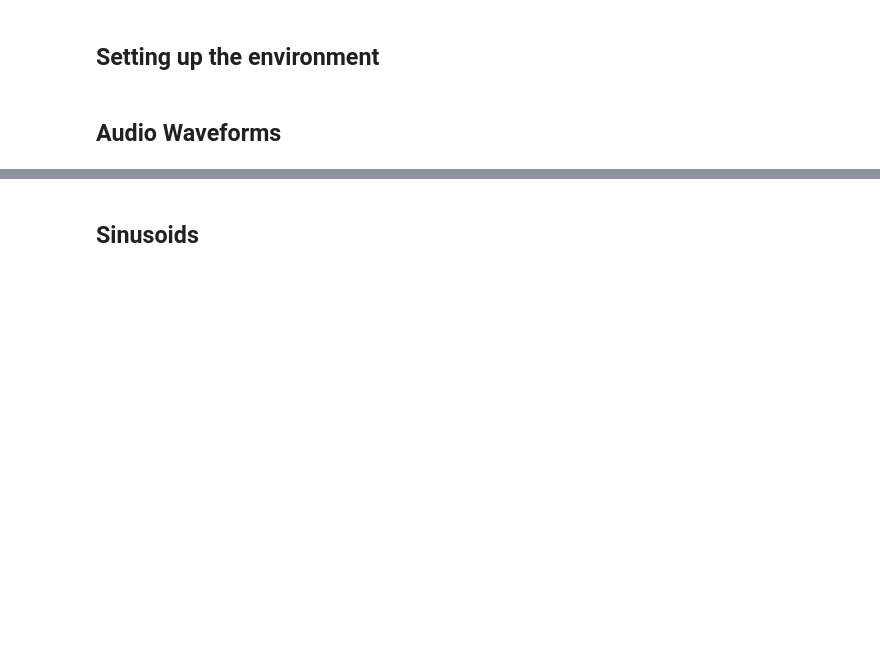
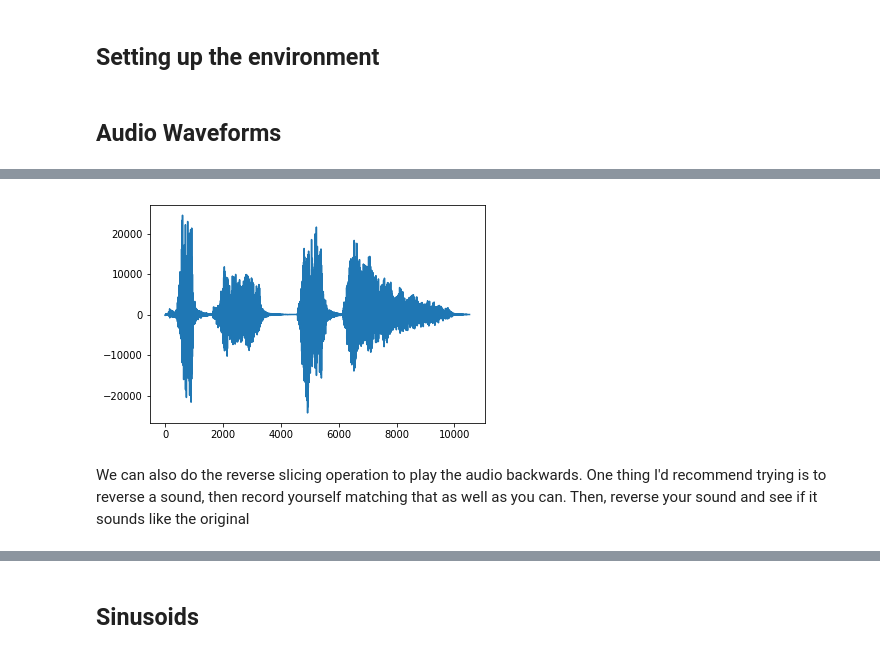
Before and after one commit to Ursinus-IDS301-S2020/Week2Class, a Jupyter notebook: Week2_Audio.ipynb, the cells around one changed output, grey strips where cells are left out. Cells and saved outputs as stored; diff of their text form; code cells hidden in the pictures; blank space fills up the shorter version.

```diff
--- a/Week2_Audio.ipynb
+++ b/Week2_Audio.ipynb
@@ -18,5 +44,7 @@ ipd.Audio(x, rate=fs*2)
 # %%
 # "Decimate" in time by a factor of 12 (take 1 out of every 12 samples) to demo aliasing
-y = x[0::12]
+fac = 12 ## Downsample factor
+y = x[0::fac]
 plt.plot(y)
-ipd.Audio(y, rate=fs/12)
+ipd.Audio(y, rate=fs/fac)
+# %% [output]
@@ -23,3 +52,6 @@ ipd.Audio(y, rate=fs/12)
+[figure, added]
+# %% [markdown]
+We can also do the reverse slicing operation to play the audio backwards.  One thing I'd recommend trying is to reverse a sound, then record yourself matching that as well as you can.  Then, reverse your sound and see if it sounds like the original
 # %%
 y = x[::-1] #Reverse audio
 ipd.Audio(y, rate=fs)
```
Also changed, not shown: parts of 20 cells of this notebook.
